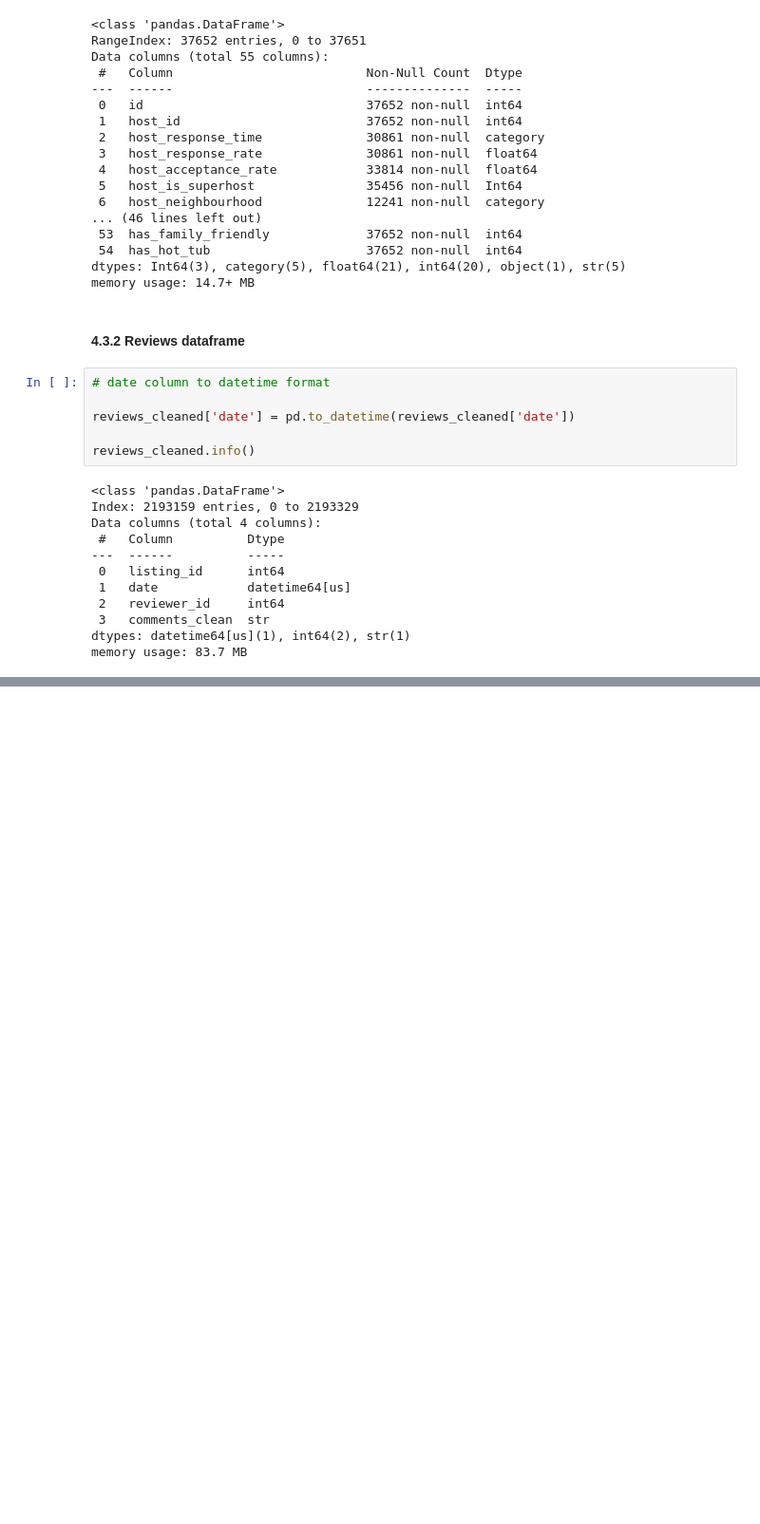
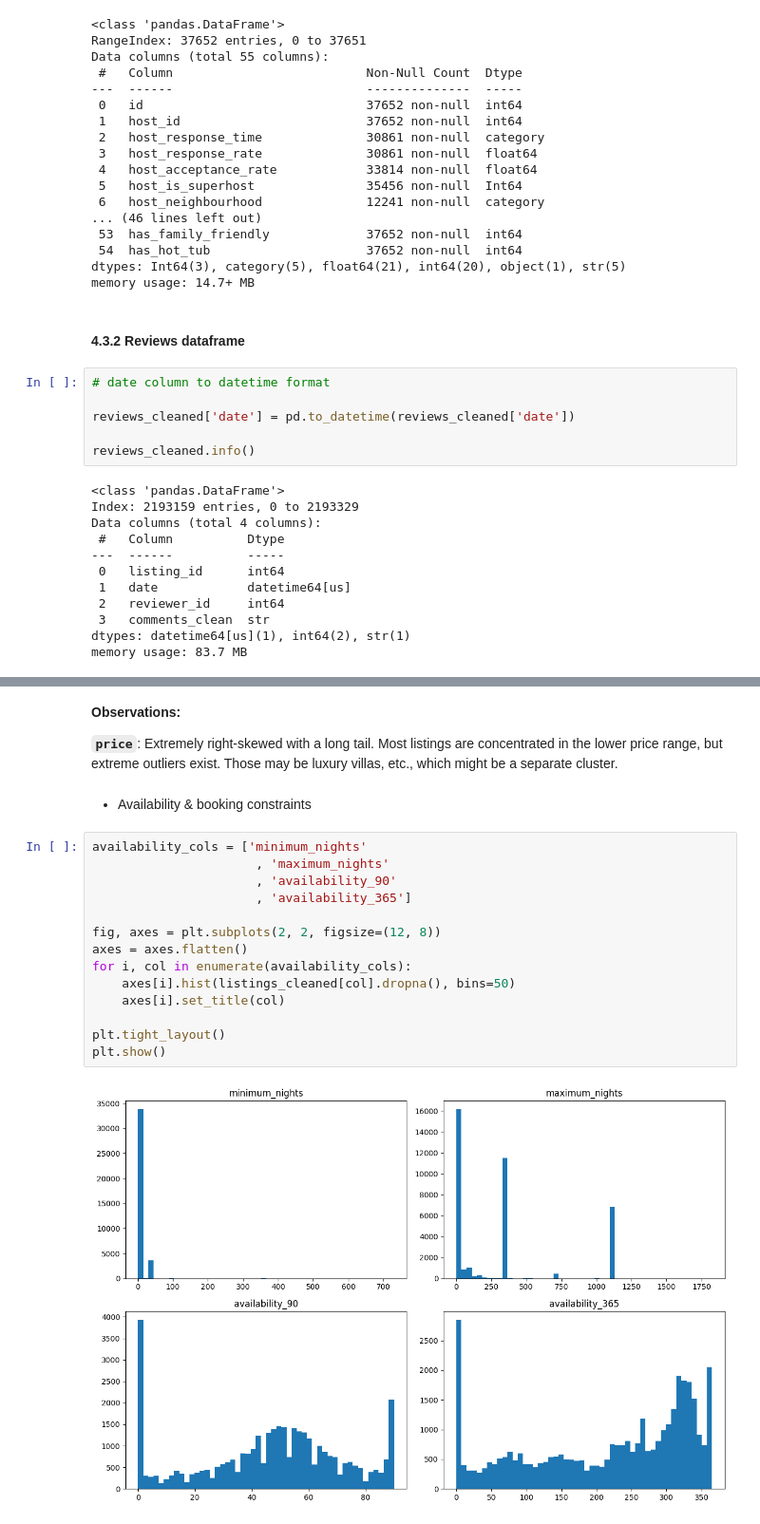
Before and after one commit to pln6/airbnb-market-segmentation-analysis, a Jupyter notebook: notebooks/01_data_cleaning.ipynb, the cells around one changed output, grey strips where cells are left out. Shown at 95% size. Drawn from its saved outputs; the diff is of its cells as text; blank space fills up the shorter version.

```diff
--- a/notebooks/01_data_cleaning.ipynb
+++ b/notebooks/01_data_cleaning.ipynb
@@ -987,0 +1104,22 @@ memory usage: 83.7 MB
+# %% [markdown]
+**Observations:**
+
+**`price`**: Extremely right-skewed with a long tail. Most listings are concentrated in the lower price range, but extreme outliers exist. Those may be luxury villas, etc., which might be a separate cluster.
+# %% [markdown]
+- Availability & booking constraints
+# %%
+availability_cols = ['minimum_nights'
+                      , 'maximum_nights'
+                      , 'availability_90'
+                      , 'availability_365']
+
+fig, axes = plt.subplots(2, 2, figsize=(12, 8))
+axes = axes.flatten()
+for i, col in enumerate(availability_cols):
+    axes[i].hist(listings_cleaned[col].dropna(), bins=50)
+    axes[i].set_title(col)
+
+plt.tight_layout()
+plt.show()
+# %% [output]
+[figure, added]
```
Also changed, not shown: parts of 24 cells of this notebook.
